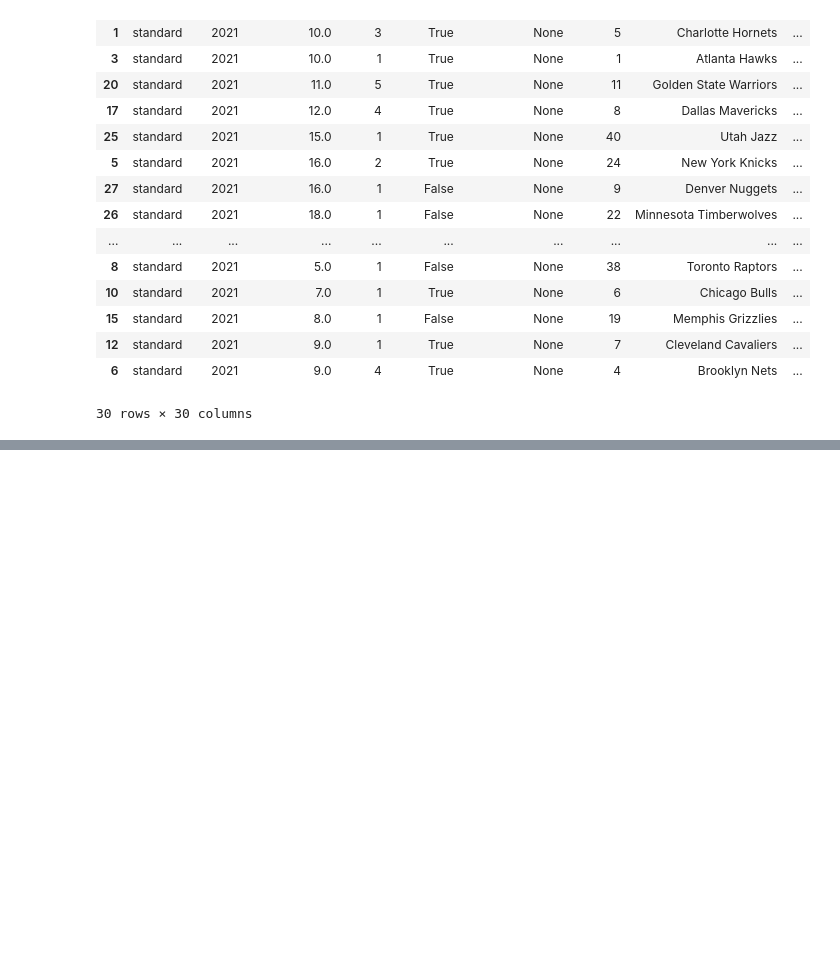
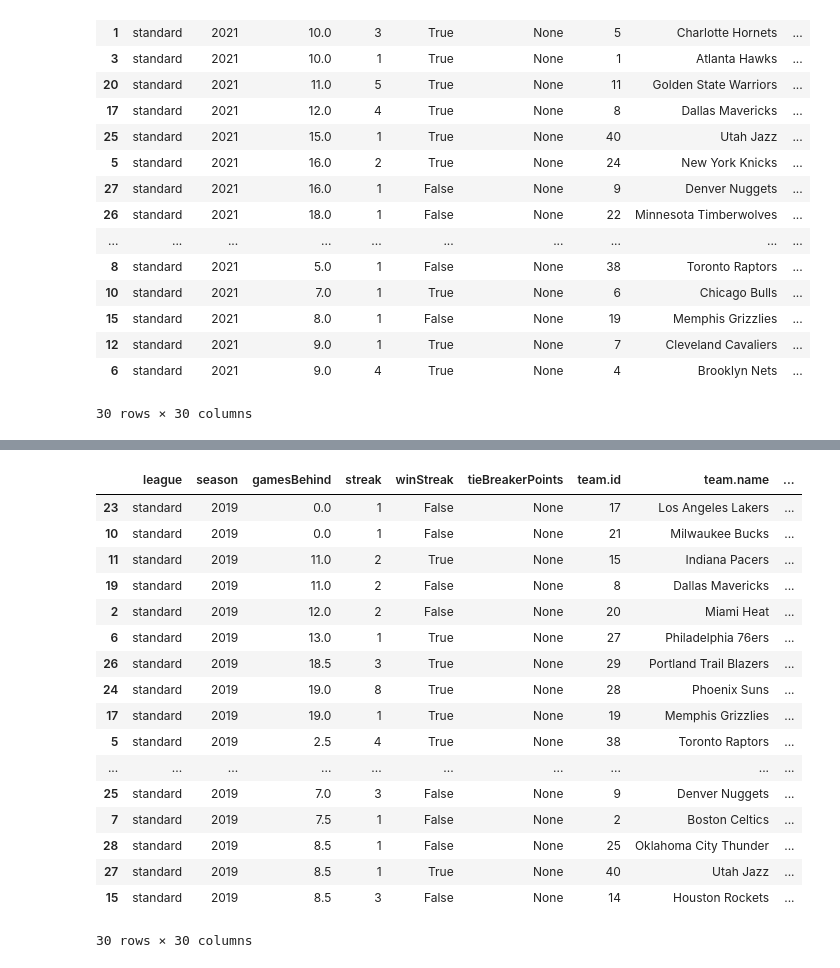
Before and after one commit to knox135/group-project-1, a Jupyter notebook: standings.ipynb, the cells around one changed output, grey strips where cells are left out. Cells and saved outputs as stored; diff of their text form; code cells hidden in the pictures; blank space fills up the shorter version.

```diff
--- a/standings.ipynb
+++ b/standings.ipynb
@@ -74,0 +303,13 @@ standings_df_csv
+# %%
+querystring19 = {"league":"standard","season":"2019"}
+
+headers = {
+	"X-RapidAPI-Key": "57ecd31499mshfd9806745498469p111422jsnd51630f333ce",
+	"X-RapidAPI-Host": "api-nba-v1.p.rapidapi.com"
+}
+
+response19 = requests.get(url, headers=headers, params=querystring19)
+response19_json = response19.json()
+
+
+print(json.dumps(response19_json['response'], indent=4))
@@ -74,0 +334,22 @@ standings_df_csv
+# %%
+standings19_df = pd.json_normalize(response19_json['response']).reset_index(drop=True)#.sort_values(by=gamesBehind, ascending=False)
+standings19_df.sort_values(by='gamesBehind', ascending=True)
+# %% [output]
+|  | league | season | gamesBehind | streak | winStreak | tieBreakerPoints | team.id | team.name | ... |
+| 23 | standard | 2019 | 0.0 | 1 | False | None | 17 | Los Angeles Lakers | ... |
+| 10 | standard | 2019 | 0.0 | 1 | False | None | 21 | Milwaukee Bucks | ... |
+| 11 | standard | 2019 | 11.0 | 2 | True | None | 15 | Indiana Pacers | ... |
+| 19 | standard | 2019 | 11.0 | 2 | False | None | 8 | Dallas Mavericks | ... |
+| 2 | standard | 2019 | 12.0 | 2 | False | None | 20 | Miami Heat | ... |
+| 6 | standard | 2019 | 13.0 | 1 | True | None | 27 | Philadelphia 76ers | ... |
+| 26 | standard | 2019 | 18.5 | 3 | True | None | 29 | Portland Trail Blazers | ... |
+| 24 | standard | 2019 | 19.0 | 8 | True | None | 28 | Phoenix Suns | ... |
+| 17 | standard | 2019 | 19.0 | 1 | True | None | 19 | Memphis Grizzlies | ... |
+| 5 | standard | 2019 | 2.5 | 4 | True | None | 38 | Toronto Raptors | ... |
+| ... | ... | ... | ... | ... | ... | ... | ... | ... | ... |
+| 25 | standard | 2019 | 7.0 | 3 | False | None | 9 | Denver Nuggets | ... |
+| 7 | standard | 2019 | 7.5 | 1 | False | None | 2 | Boston Celtics | ... |
+| 28 | standard | 2019 | 8.5 | 1 | False | None | 25 | Oklahoma City Thunder | ... |
+| 27 | standard | 2019 | 8.5 | 1 | True | None | 40 | Utah Jazz | ... |
+| 15 | standard | 2019 | 8.5 | 3 | False | None | 14 | Houston Rockets | ... |
+30 rows × 30 columns
```
Also changed, not shown: parts of 27 cells of this notebook.
